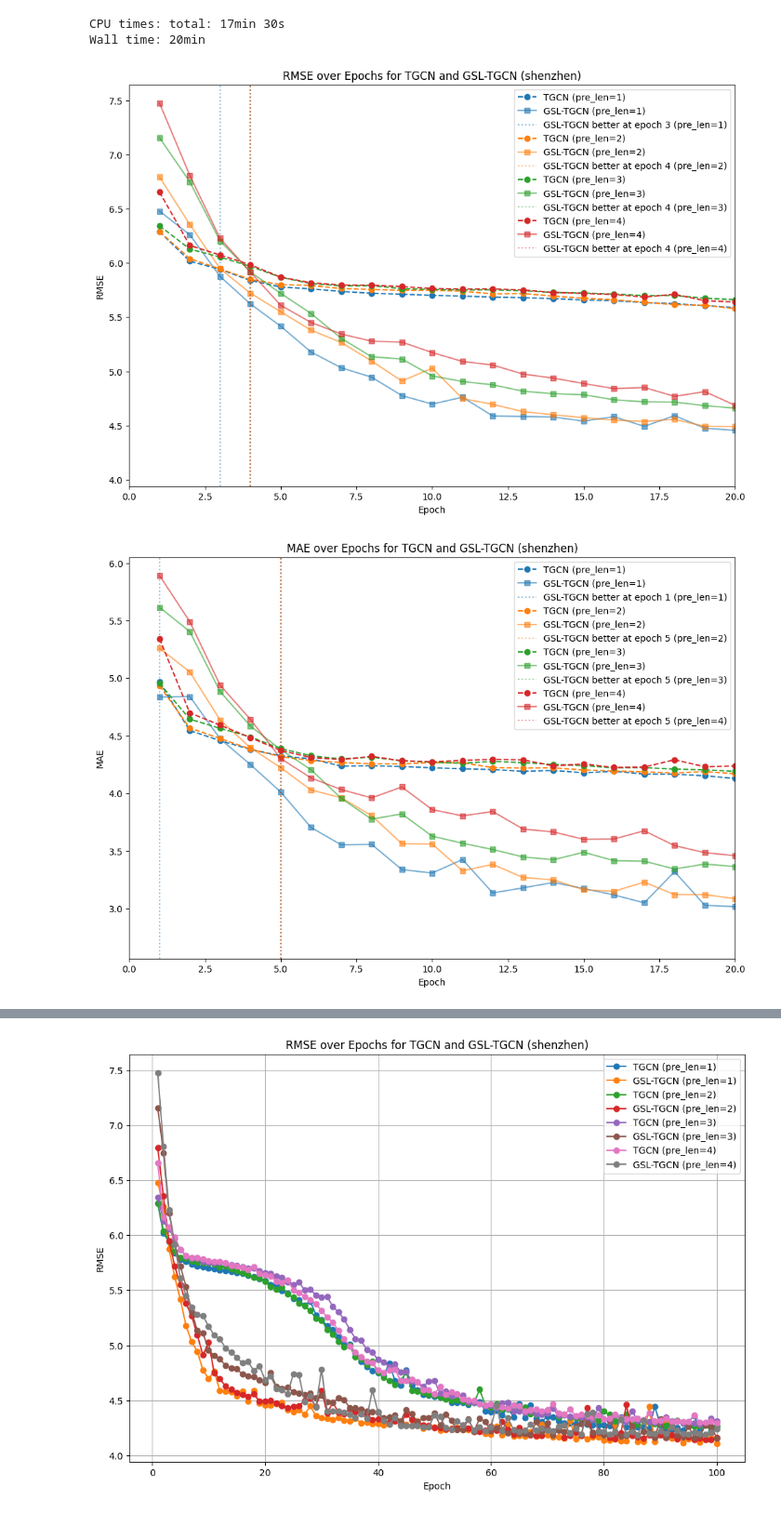
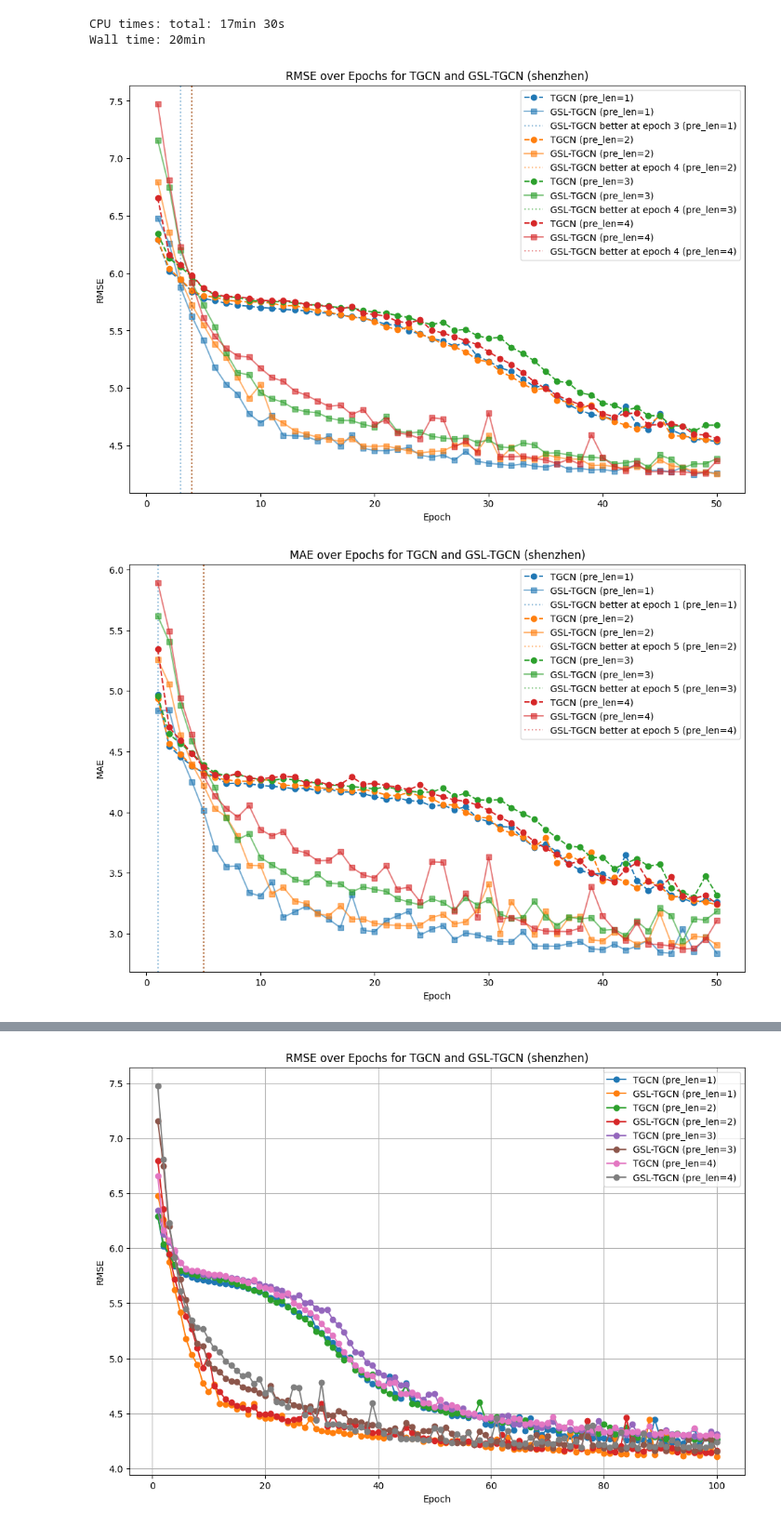
Before and after one commit to mamintoosi-papers-codes/TGCN-PyTorch, a Jupyter notebook: main.ipynb, the cells around one changed output, grey strips where cells are left out. Shown at 93% size. Cells and saved outputs as stored; diff of their text form; code cells hidden in the pictures.

```diff
--- a/main.ipynb
+++ b/main.ipynb
@@ -6,7 +8,12 @@
 # %%
 %%time
-pred_list = [1, 2, 3, 4]
-for pre_len in pred_list:
-    %run main.py --config configs/tgcn-los-pre_len{pre_len}.yaml --log_path train-tgcn-los-pre_len{pre_len}.log
-    %run main.py --config configs/tgcn-los-gsl-pre_len{pre_len}.yaml --log_path train-tgcn-los-gsl-pre_len{pre_len}.log
+
+datasets = ['los', 'sz'] # los=losloop, sz=shenzhen
+pred_list = [1, 2]#, 3, 4]
+
+for  dataset in datasets:
+    for pre_len in pred_list:
+        %run main.py --config configs/tgcn-{dataset}-pre_len{pre_len}.yaml
+        %run main.py --config configs/tgcn-{dataset}-gsl-pre_len{pre_len}.yaml
+        %run main.py --config configs/tgcn-{dataset}-gsl-adj-pre_len{pre_len}.yaml
 # %% [output]
@@ -101,6 +233,10 @@ for pre_len in pred_list:
     # Load the metrics CSV files
     metrics_df_gsl_false = pd.read_csv(metrics_file_gsl_false)
     metrics_df_gsl_true = pd.read_csv(metrics_file_gsl_true)
+
+    # Remove the rows after last_epoch_to_show
+    metrics_df_gsl_true = metrics_df_gsl_true.iloc[:last_epoch_to_show]
+    metrics_df_gsl_false = metrics_df_gsl_false.iloc[:last_epoch_to_show]
 
     # Get the last epoch results for both methods
     last_epoch_false = metrics_df_gsl_false.iloc[-1]  # Last row for GSL-false
@@ -182,6 +320,10 @@ for pre_len in pred_list:
     # Load the metrics CSV files
     metrics_df_gsl_false = pd.read_csv(metrics_file_gsl_false)
     metrics_df_gsl_true = pd.read_csv(metrics_file_gsl_true)
+
+    # Remove the rows after last_epoch_to_show
+    metrics_df_gsl_true = metrics_df_gsl_true.iloc[:last_epoch_to_show]
+    metrics_df_gsl_false = metrics_df_gsl_false.iloc[:last_epoch_to_show]
 
     # Loop through each measure
     for measure in measures:
@@ -350,6 +418,10 @@ for measure in measures:
         # Load the metrics CSV files
         metrics_df_gsl_false = pd.read_csv(metrics_file_gsl_false)
         metrics_df_gsl_true = pd.read_csv(metrics_file_gsl_true)
+
+        # Remove the rows after last_epoch_to_show
+        metrics_df_gsl_true = metrics_df_gsl_true.iloc[:last_epoch_to_show]
+        metrics_df_gsl_false = metrics_df_gsl_false.iloc[:last_epoch_to_show]
 
         # Use the same base color for both methods, but with different intensity
         base_color = colors[i % len(colors)]  # Cycle through the color palette
@@ -366,34 +438,34 @@ for measure in measures:
         better_epoch = None
         for epoch in range(len(metrics_df_gsl_false)):
             tgcn_value = metrics_df_gsl_false.loc[epoch, measure]
             gsl_tgcn_value = metrics_df_gsl_true.loc[epoch, measure]
 
             # Check if GSL-true is better than TGCN
             if measure in ["RMSE", "MAE"]:
                 if gsl_tgcn_value < tgcn_value:  # Lower is better
                     better_epoch = epoch + 1  # Epochs are 1-indexed
                     break
             else:
                 if gsl_tgcn_value > tgcn_value:  # Higher is better
                     better_epoch = epoch + 1
                     break
 
         # Highlight the first epoch where GSL-true is better
-        if better_epoch is not None and better_epoch <= 20:
+        if better_epoch is not None: # and better_epoch <= 30:
             plt.axvline(x=better_epoch, color=color_true, linestyle=':', alpha=0.5, label=f"GSL-TGCN better at epoch {better_epoch} (pre_len={pre_len})")
 
     # Add labels, title, legend, and grid
     plt.xlabel("Epoch")
     plt.ylabel(measure)
     plt.title(f"{measure} over Epochs for TGCN and GSL-TGCN (shenzhen)")
     plt.legend()
     # plt.grid(True)
 
     # Limit the x-axis to the first 30 epochs
-    plt.xlim(0, 20)
+    # plt.xlim(0, 30)
 
     # Show the plot for the current measure
     plt.show()
 # %% [output]
-[figure, old version]
+[figure, new version]
-[figure, old version]
+[figure, new version]
```
Also changed, not shown: parts of 9 cells of this notebook, 50 other files.
